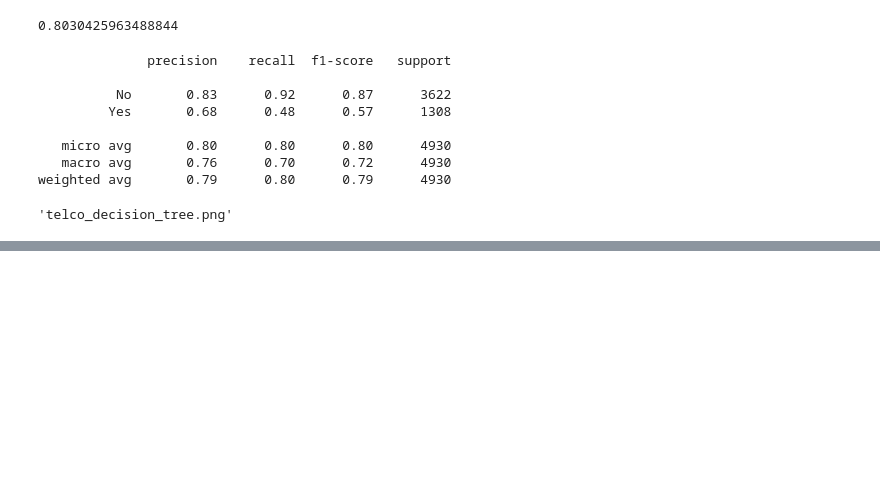
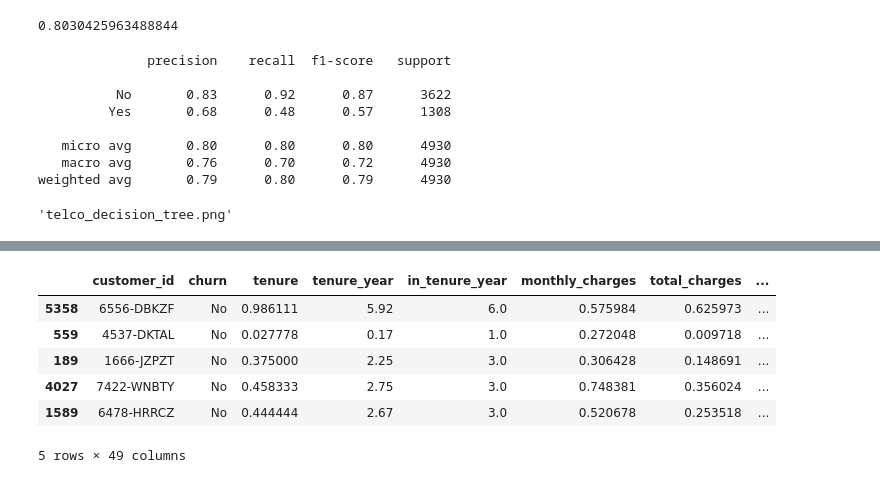
Before and after one commit to classification-telco-project-sanmaco/classification-telco, a Jupyter notebook: MZ_working_notebook.ipynb, the cells around one changed output, grey strips where cells are left out. Drawn from its saved outputs; the diff is of its cells as text; code cells hidden in the pictures; blank space fills up the shorter version.

```diff
--- a/MZ_working_notebook.ipynb
+++ b/MZ_working_notebook.ipynb
@@ -1817,0 +1950,11 @@ train[['contract_type_id', 'contract_type']].sample(10)
+# %%
+internet = train[train.internet_service_type != 'None']
+internet.head()
+# %% [output]
+|  | customer_id | churn | tenure | tenure_year | in_tenure_year | monthly_charges | total_charges | ... |
+| 5358 | 6556-DBKZF | No | 0.986111 | 5.92 | 6.0 | 0.575984 | 0.625973 | ... |
+| 559 | 4537-DKTAL | No | 0.027778 | 0.17 | 1.0 | 0.272048 | 0.009718 | ... |
+| 189 | 1666-JZPZT | No | 0.375000 | 2.25 | 3.0 | 0.306428 | 0.148691 | ... |
+| 4027 | 7422-WNBTY | No | 0.458333 | 2.75 | 3.0 | 0.748381 | 0.356024 | ... |
+| 1589 | 6478-HRRCZ | No | 0.444444 | 2.67 | 3.0 | 0.520678 | 0.253518 | ... |
+5 rows × 49 columns
```
Also changed, not shown: parts of 29 cells of this notebook.
